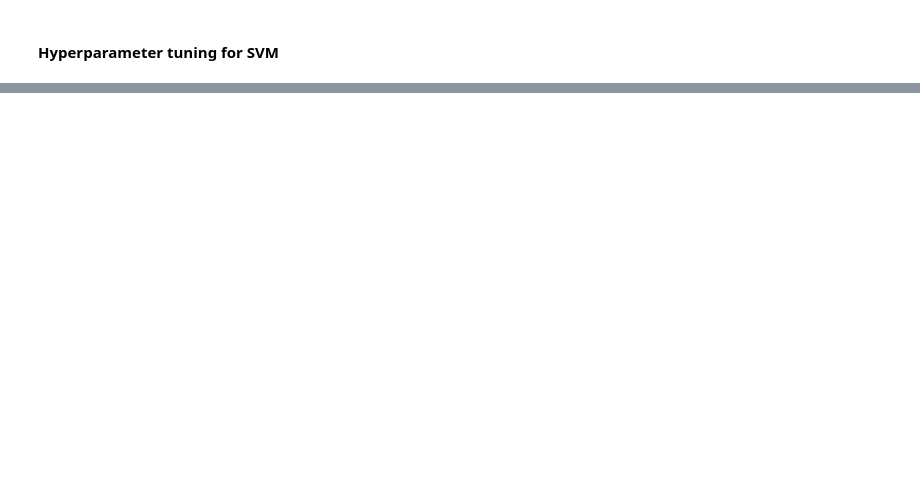
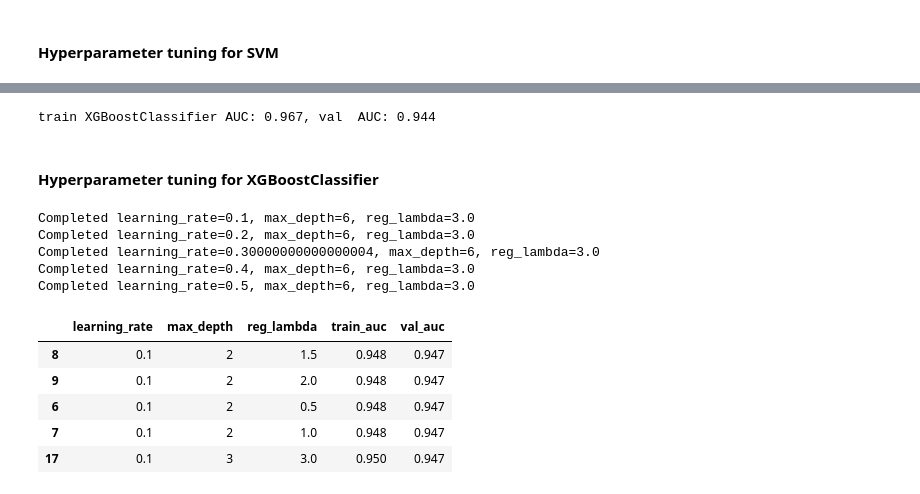
Before and after one commit to huanruizhang111/Machine-Learning-Zoomcamp-2025, a Jupyter notebook: Projects/Diabetes_Risk_Prediction/notebook.ipynb, the cells around one changed output, grey strips where cells are left out. Cells and saved outputs as stored; diff of their text form; code cells hidden in the pictures; blank space fills up the shorter version.

```diff
--- a/Projects/Diabetes_Risk_Prediction/notebook.ipynb
+++ b/Projects/Diabetes_Risk_Prediction/notebook.ipynb
@@ -535,0 +760,80 @@ df_svc_auc_score_hyperparamters.sort_values(by='val_auc', ascending=False).head(
+# %%
+def XGBoostClassifier_auc(df_train, df_val, y_train, y_val, categoricals, numericals, learningRate=0.1, maxDepth=6, regLambda=1.0):
+
+    # prepare train data
+    train_dict = df_train[categoricals + numericals].to_dict(orient='records')
+    dv = DictVectorizer(sparse=False)
+    dv.fit(train_dict)
+
+    # train the model
+    X_train = dv.transform(train_dict)
+    model = XGBClassifier(
+        objective='binary:logistic',
+        eval_metric='auc',
+        learning_rate=learningRate,
+        max_depth=maxDepth,
+        min_child_weight=1,
+        gamma=0,
+        reg_lambda=regLambda,
+        random_state=1,
+        n_jobs=-1,
+        n_estimators=100,
+        scale_pos_weight= (y_train == 0).sum() / (y_train == 1).sum()
+    )
+    model.fit(X_train, y_train)
+
+    # make predictions on train data
+    y_train_pred = model.predict_proba(X_train)[:, 1]
+
+    # prepare validation data
+    val_dict = df_val[categoricals + numericals].to_dict(orient='records')
+    X_val = dv.transform(val_dict)
+
+    # make predictions on validation data
+    y_val_pred = model.predict_proba(X_val)[:, 1]
+
+    # evaluate the model on train data and store the AUC score in a list
+    train_auc = round(roc_auc_score(y_train, y_train_pred), 3)
+
+    # evaluate the model on validation data and store the AUC score in a list
+    val_auc = round(roc_auc_score(y_val, y_val_pred), 3)
+
+    return train_auc, val_auc
+
+# calculate the standard deviation of the AUC scores
+dt_train_auc, dt_val_auc = XGBoostClassifier_auc(df_train, df_val, y_train, y_val, categoricals, numericals)
+print(f'train XGBoostClassifier AUC: {dt_train_auc}, val  AUC: {dt_val_auc}')
+# %% [output]
+train XGBoostClassifier AUC: 0.967, val  AUC: 0.944
+# %% [markdown]
+#### Hyperparameter tuning for XGBoostClassifier
+# %%
+learning_rate_range = np.arange(0.1, 0.6, 0.1)
+max_depth_range = range(1, 7, 1)
+reg_lambda_range = np.arange(0.5, 3.1, 0.5)
+xgc_auc_score_hyperparamters = []
+
+for eta in learning_rate_range:
+    for maxD in max_depth_range:
+        for regL in reg_lambda_range:
+            train_auc, val_auc = XGBoostClassifier_auc(df_train, df_val, y_train, y_val, categoricals, numericals, learningRate=eta, maxDepth=maxD, regLambda=regL)
+            xgc_auc_score_hyperparamters.append([eta, maxD, regL, train_auc, val_auc])
+    print(f'Completed learning_rate={eta}, max_depth={maxD}, reg_lambda={regL}')
+# %% [output]
+Completed learning_rate=0.1, max_depth=6, reg_lambda=3.0
+Completed learning_rate=0.2, max_depth=6, reg_lambda=3.0
+Completed learning_rate=0.30000000000000004, max_depth=6, reg_lambda=3.0
+Completed learning_rate=0.4, max_depth=6, reg_lambda=3.0
+Completed learning_rate=0.5, max_depth=6, reg_lambda=3.0
+# %%
+df_xgc_auc_score_hyperparamters = pd.DataFrame(xgc_auc_score_hyperparamters, columns=['learning_rate', 'max_depth', 'reg_lambda', 'train_auc', 'val_auc'])
+df_xgc_auc_score_hyperparamters['train_auc'] = df_xgc_auc_score_hyperparamters['train_auc'].apply(lambda x: np.mean(x))
+df_xgc_auc_score_hyperparamters['val_auc'] = df_xgc_auc_score_hyperparamters['val_auc'].apply(lambda x: np.mean(x))
+df_xgc_auc_score_hyperparamters.sort_values(by='val_auc', ascending=False).head()
+# %% [output]
+|  | learning_rate | max_depth | reg_lambda | train_auc | val_auc |
+| 8 | 0.1 | 2 | 1.5 | 0.948 | 0.947 |
+| 9 | 0.1 | 2 | 2.0 | 0.948 | 0.947 |
+| 6 | 0.1 | 2 | 0.5 | 0.948 | 0.947 |
+| 7 | 0.1 | 2 | 1.0 | 0.948 | 0.947 |
+| 17 | 0.1 | 3 | 3.0 | 0.950 | 0.947 |
```
Also changed, not shown: parts of 26 cells of this notebook, 1 other file.
